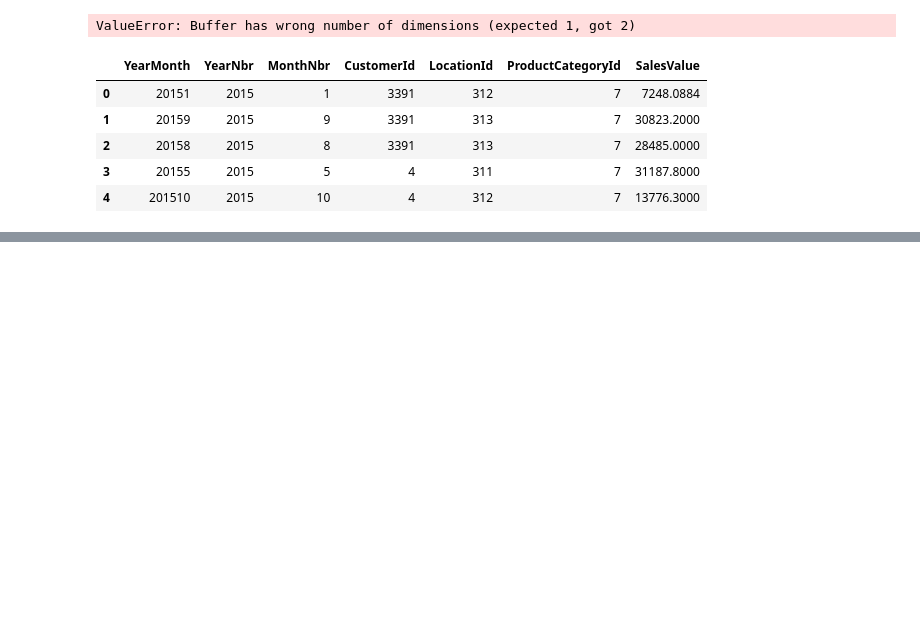
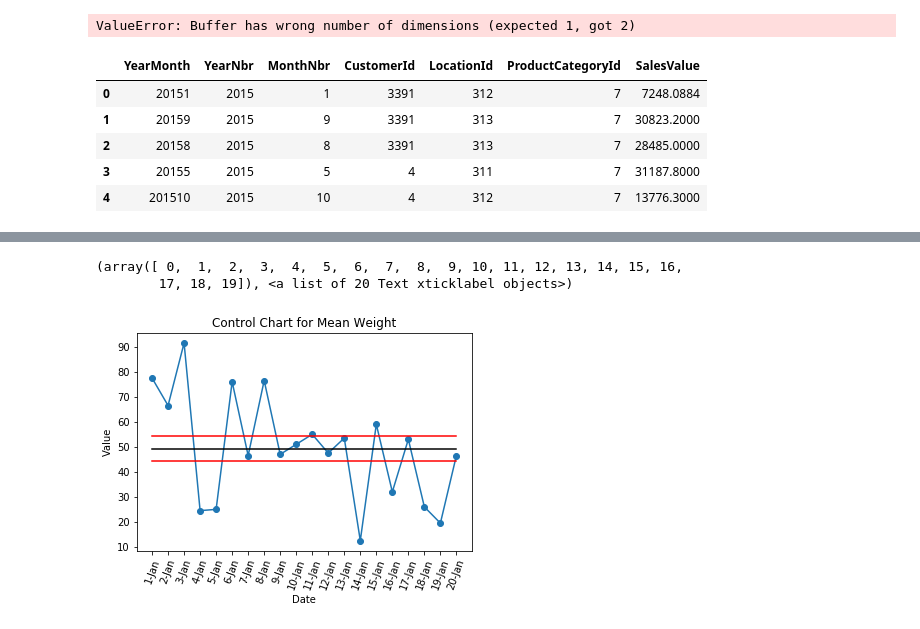
Before and after one commit to eponkratova/statistics, a Jupyter notebook: code.ipynb, the cells around one changed output, grey strips where cells are left out. Cells and saved outputs as stored; diff of their text form; code cells hidden in the pictures; blank space fills up the shorter version.

Commit message:
control charts_assignment

```diff
--- a/code.ipynb
+++ b/code.ipynb
@@ -1002,0 +1000,4 @@ Name: SalesValue, Length: 12197, dtype: float64
+# %%
+#Creating a control chart
+df = pd.read_csv('./files/control_chart.csv')
+df.head()
@@ -1002,0 +1011,27 @@ Name: SalesValue, Length: 12197, dtype: float64
+# %%
+df['mean'] = df.mean(axis = 1)
+df['max'] = df.iloc[:, 1:3].max(axis = 1)
+df['min'] = df.iloc[:, 1:3].min(axis = 1)
+df['range'] = df['max'] - df['min']
+gl_mean = df['mean'].mean()
+df.insert(7, 'gl_mean', gl_mean)
+ucl = df['mean'].mean() + 1.880 * 2.75; ucl
+lcl = df['mean'].mean() - 1.880 * 2.75; lcl
+df.insert(8, 'ucl', ucl)
+df.insert(9, 'lcl', lcl)
+# %%
+df['mean'].plot(marker="o")
+df['gl_mean'].plot(color='black')
+df['ucl'].plot(color='r')
+df['lcl'].plot(color='r')
+plt.title('Control Chart for Mean Weight')
+plt.ylabel('Value')
+plt.xlabel('Date')
+plt.xticks(np.arange(20), ('1-Jan', '2-Jan', '3-Jan', '4-Jan', '5-Jan', '6-Jan', '7-Jan', '8-Jan', '9-Jan', '10-Jan',
+                           '11-Jan', '12-Jan', '13-Jan', '14-Jan', '15-Jan', '16-Jan',
+                          '17-Jan', '18-Jan', '19-Jan', '20-Jan'))
+plt.xticks(rotation=70)
+# %% [output]
+(array([ 0,  1,  2,  3,  4,  5,  6,  7,  8,  9, 10, 11, 12, 13, 14, 15, 16,
+        17, 18, 19]), <a list of 20 Text xticklabel objects>)
+[figure, added]
```
Also changed, not shown: parts of 5 cells of this notebook, 2 other files.
